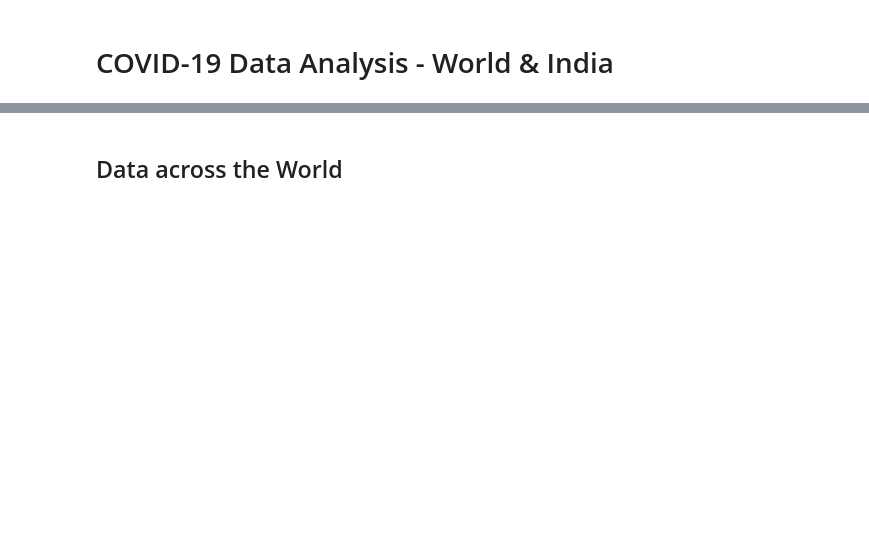
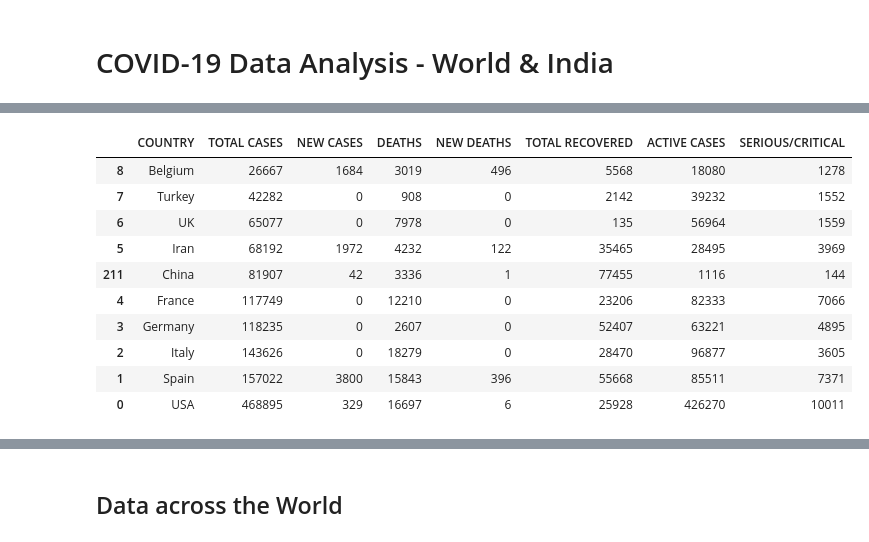
Before and after one commit to Ram-95/Corona-Tracker, a Jupyter notebook: COVID-19_Data_Analysis.ipynb, the cells around one changed output, grey strips where cells are left out. Saved outputs shown, nothing was run; the diff lists cells and outputs as text; code cells hidden in the pictures; blank space fills up the shorter version.

```diff
--- a/COVID-19_Data_Analysis.ipynb
+++ b/COVID-19_Data_Analysis.ipynb
@@ -122,0 +87,16 @@ df3.head()
+# %%
+df6 = df_country[:10].copy()
+df6.sort_values('TOTAL CASES', inplace=True, ascending=True)
+df6.head(10)
+# %% [output]
+|  | COUNTRY | TOTAL CASES | NEW CASES | DEATHS | NEW DEATHS | TOTAL RECOVERED | ACTIVE CASES | SERIOUS/CRITICAL |
+| 8 | Belgium | 26667 | 1684 | 3019 | 496 | 5568 | 18080 | 1278 |
+| 7 | Turkey | 42282 | 0 | 908 | 0 | 2142 | 39232 | 1552 |
+| 6 | UK | 65077 | 0 | 7978 | 0 | 135 | 56964 | 1559 |
+| 5 | Iran | 68192 | 1972 | 4232 | 122 | 35465 | 28495 | 3969 |
+| 211 | China | 81907 | 42 | 3336 | 1 | 77455 | 1116 | 144 |
+| 4 | France | 117749 | 0 | 12210 | 0 | 23206 | 82333 | 7066 |
+| 3 | Germany | 118235 | 0 | 2607 | 0 | 52407 | 63221 | 4895 |
+| 2 | Italy | 143626 | 0 | 18279 | 0 | 28470 | 96877 | 3605 |
+| 1 | Spain | 157022 | 3800 | 15843 | 396 | 55668 | 85511 | 7371 |
+| 0 | USA | 468895 | 329 | 16697 | 6 | 25928 | 426270 | 10011 |
```
Also changed, not shown: parts of 17 cells of this notebook, 3 other files.
